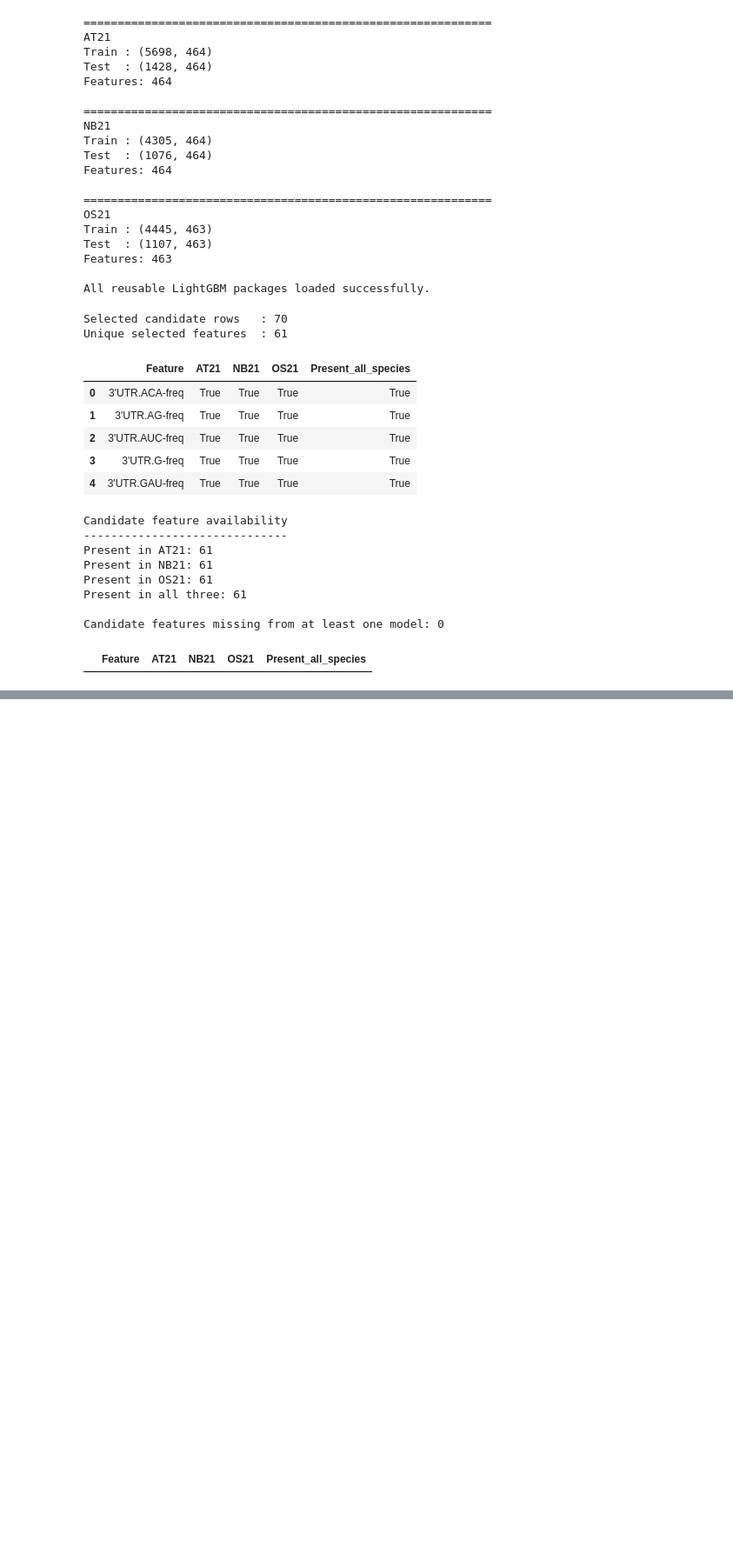
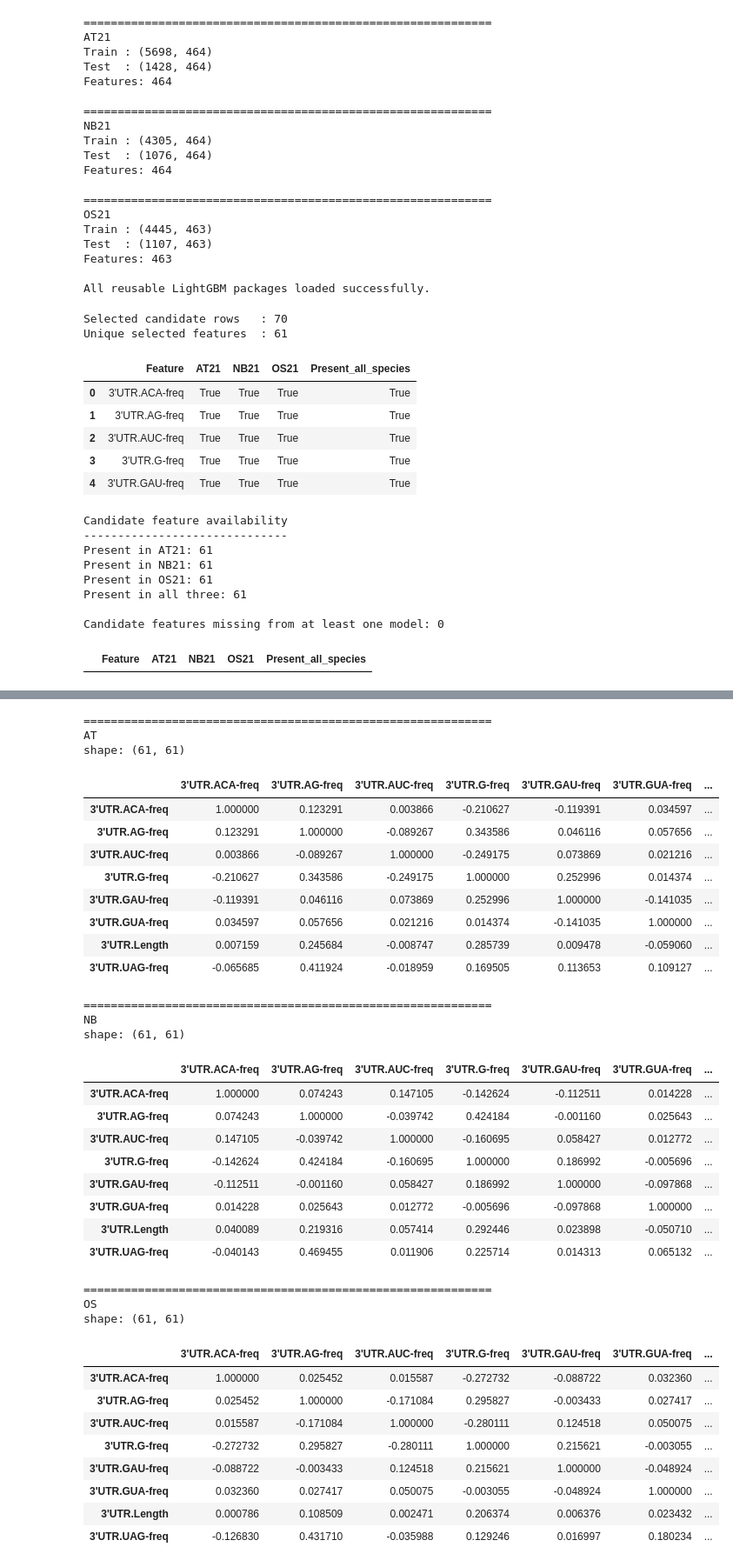
Before and after one commit to ih-11/regression, a Jupyter notebook: notebooks/analysis5_step1.ipynb, the cells around one changed output, grey strips where cells are left out. Shown at 87% size. Saved outputs shown, nothing was run; the diff lists cells and outputs as text; code cells hidden in the pictures; blank space fills up the shorter version.

```diff
--- a/notebooks/analysis5_step1.ipynb
+++ b/notebooks/analysis5_step1.ipynb
@@ -843,0 +1012,62 @@ Candidate features missing from at least one model: 0
+# %%
+# ============================================
+# Spearman correlation among candidate features
+# by species
+# ============================================
+
+candidate_corr = {}
+
+for species in ["AT", "NB", "OS"]:
+
+    df = candidate_raw_wide_df[
+        candidate_raw_wide_df["Species"] == species
+    ]
+
+    corr = df[candidate_features].corr(
+        method="spearman"
+    )
+
+    candidate_corr[species] = corr
+
+    print("=" * 60)
+    print(species)
+    print("shape:", corr.shape)
+
+    display(corr.iloc[:8, :8])
+# %% [output]
+============================================================
+AT
+shape: (61, 61)
+|  | 3'UTR.ACA-freq | 3'UTR.AG-freq | 3'UTR.AUC-freq | 3'UTR.G-freq | 3'UTR.GAU-freq | 3'UTR.GUA-freq | ... |
+| 3'UTR.ACA-freq | 1.000000 | 0.123291 | 0.003866 | -0.210627 | -0.119391 | 0.034597 | ... |
+| 3'UTR.AG-freq | 0.123291 | 1.000000 | -0.089267 | 0.343586 | 0.046116 | 0.057656 | ... |
+| 3'UTR.AUC-freq | 0.003866 | -0.089267 | 1.000000 | -0.249175 | 0.073869 | 0.021216 | ... |
+| 3'UTR.G-freq | -0.210627 | 0.343586 | -0.249175 | 1.000000 | 0.252996 | 0.014374 | ... |
+| 3'UTR.GAU-freq | -0.119391 | 0.046116 | 0.073869 | 0.252996 | 1.000000 | -0.141035 | ... |
+| 3'UTR.GUA-freq | 0.034597 | 0.057656 | 0.021216 | 0.014374 | -0.141035 | 1.000000 | ... |
+| 3'UTR.Length | 0.007159 | 0.245684 | -0.008747 | 0.285739 | 0.009478 | -0.059060 | ... |
+| 3'UTR.UAG-freq | -0.065685 | 0.411924 | -0.018959 | 0.169505 | 0.113653 | 0.109127 | ... |
+============================================================
+NB
+shape: (61, 61)
+|  | 3'UTR.ACA-freq | 3'UTR.AG-freq | 3'UTR.AUC-freq | 3'UTR.G-freq | 3'UTR.GAU-freq | 3'UTR.GUA-freq | ... |
+| 3'UTR.ACA-freq | 1.000000 | 0.074243 | 0.147105 | -0.142624 | -0.112511 | 0.014228 | ... |
+| 3'UTR.AG-freq | 0.074243 | 1.000000 | -0.039742 | 0.424184 | -0.001160 | 0.025643 | ... |
+| 3'UTR.AUC-freq | 0.147105 | -0.039742 | 1.000000 | -0.160695 | 0.058427 | 0.012772 | ... |
+| 3'UTR.G-freq | -0.142624 | 0.424184 | -0.160695 | 1.000000 | 0.186992 | -0.005696 | ... |
+| 3'UTR.GAU-freq | -0.112511 | -0.001160 | 0.058427 | 0.186992 | 1.000000 | -0.097868 | ... |
+| 3'UTR.GUA-freq | 0.014228 | 0.025643 | 0.012772 | -0.005696 | -0.097868 | 1.000000 | ... |
+| 3'UTR.Length | 0.040089 | 0.219316 | 0.057414 | 0.292446 | 0.023898 | -0.050710 | ... |
+| 3'UTR.UAG-freq | -0.040143 | 0.469455 | 0.011906 | 0.225714 | 0.014313 | 0.065132 | ... |
+============================================================
+OS
+shape: (61, 61)
+|  | 3'UTR.ACA-freq | 3'UTR.AG-freq | 3'UTR.AUC-freq | 3'UTR.G-freq | 3'UTR.GAU-freq | 3'UTR.GUA-freq | ... |
+| 3'UTR.ACA-freq | 1.000000 | 0.025452 | 0.015587 | -0.272732 | -0.088722 | 0.032360 | ... |
+| 3'UTR.AG-freq | 0.025452 | 1.000000 | -0.171084 | 0.295827 | -0.003433 | 0.027417 | ... |
+| 3'UTR.AUC-freq | 0.015587 | -0.171084 | 1.000000 | -0.280111 | 0.124518 | 0.050075 | ... |
+| 3'UTR.G-freq | -0.272732 | 0.295827 | -0.280111 | 1.000000 | 0.215621 | -0.003055 | ... |
+| 3'UTR.GAU-freq | -0.088722 | -0.003433 | 0.124518 | 0.215621 | 1.000000 | -0.048924 | ... |
+| 3'UTR.GUA-freq | 0.032360 | 0.027417 | 0.050075 | -0.003055 | -0.048924 | 1.000000 | ... |
+| 3'UTR.Length | 0.000786 | 0.108509 | 0.002471 | 0.206374 | 0.006376 | 0.023432 | ... |
+| 3'UTR.UAG-freq | -0.126830 | 0.431710 | -0.035988 | 0.129246 | 0.016997 | 0.180234 | ... |
```
Also changed, not shown: parts of 4 cells of this notebook.
